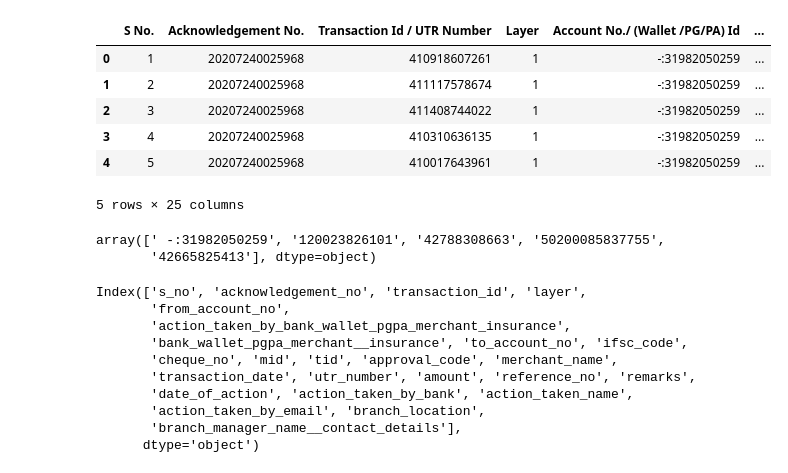
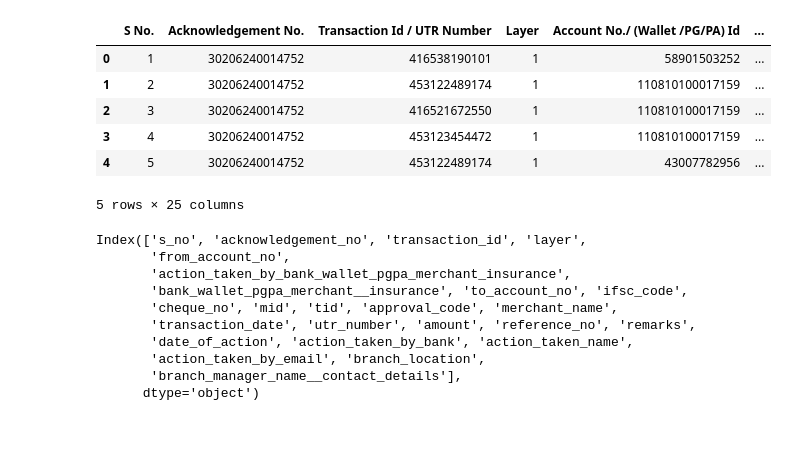
Before and after one commit to SJSYSburipeta/transactionData, a Jupyter notebook: TestingFinal.ipynb, the cells around one changed output. Cells and saved outputs as stored; diff of their text form; code cells hidden in the pictures; blank space fills up the shorter version.

```diff
--- a/TestingFinal.ipynb
+++ b/TestingFinal.ipynb
@@ -98,22 +98,17 @@ def split_text(text, max_width=30):
     return '<BR/>'.join(lines)
 # %%
 # Read the CSV file
-file_path = 'C:\\Users\\rjsri\\Music\\Excel Files\\12. CR.NO 51-2024.xlsx'  # Replace with your file path
+file_path = 'C:\\Users\\rjsri\Music\\Excel Files\\CR.NO 42-2024-2.xlsx'  # Replace with your file path
 df = pd.read_excel(file_path, dtype= str)
 df.head()
 # %% [output]
 |  | S No. | Acknowledgement No. | Transaction Id / UTR Number | Layer | Account No./ (Wallet /PG/PA) Id | ... |
-| 0 | 1 | 20207240025968 | 410918607261 | 1 | -:31982050259 | ... |
-| 1 | 2 | 20207240025968 | 411117578674 | 1 | -:31982050259 | ... |
-| 2 | 3 | 20207240025968 | 411408744022 | 1 | -:31982050259 | ... |
-| 3 | 4 | 20207240025968 | 410310636135 | 1 | -:31982050259 | ... |
-| 4 | 5 | 20207240025968 | 410017643961 | 1 | -:31982050259 | ... |
+| 0 | 1 | 30206240014752 | 416538190101 | 1 | 58901503252 | ... |
+| 1 | 2 | 30206240014752 | 453122489174 | 1 | 110810100017159 | ... |
+| 2 | 3 | 30206240014752 | 416521672550 | 1 | 110810100017159 | ... |
+| 3 | 4 | 30206240014752 | 453123454472 | 1 | 110810100017159 | ... |
+| 4 | 5 | 30206240014752 | 453122489174 | 1 | 43007782956 | ... |
 5 rows × 25 columns
-# %%
-df['Account No./ (Wallet /PG/PA) Id'].unique()
-# %% [output]
-array([' -:31982050259', '120023826101', '42788308663', '50200085837755',
-       '42665825413'], dtype=object)
 # %%
 #df = pd.read_csv('D:\\0000 SB DATA\\transactionData\\CII CSV\\Test2.csv')
 new_columns = [
```
Also changed, not shown: parts of 37 cells of this notebook, 1 other file.
